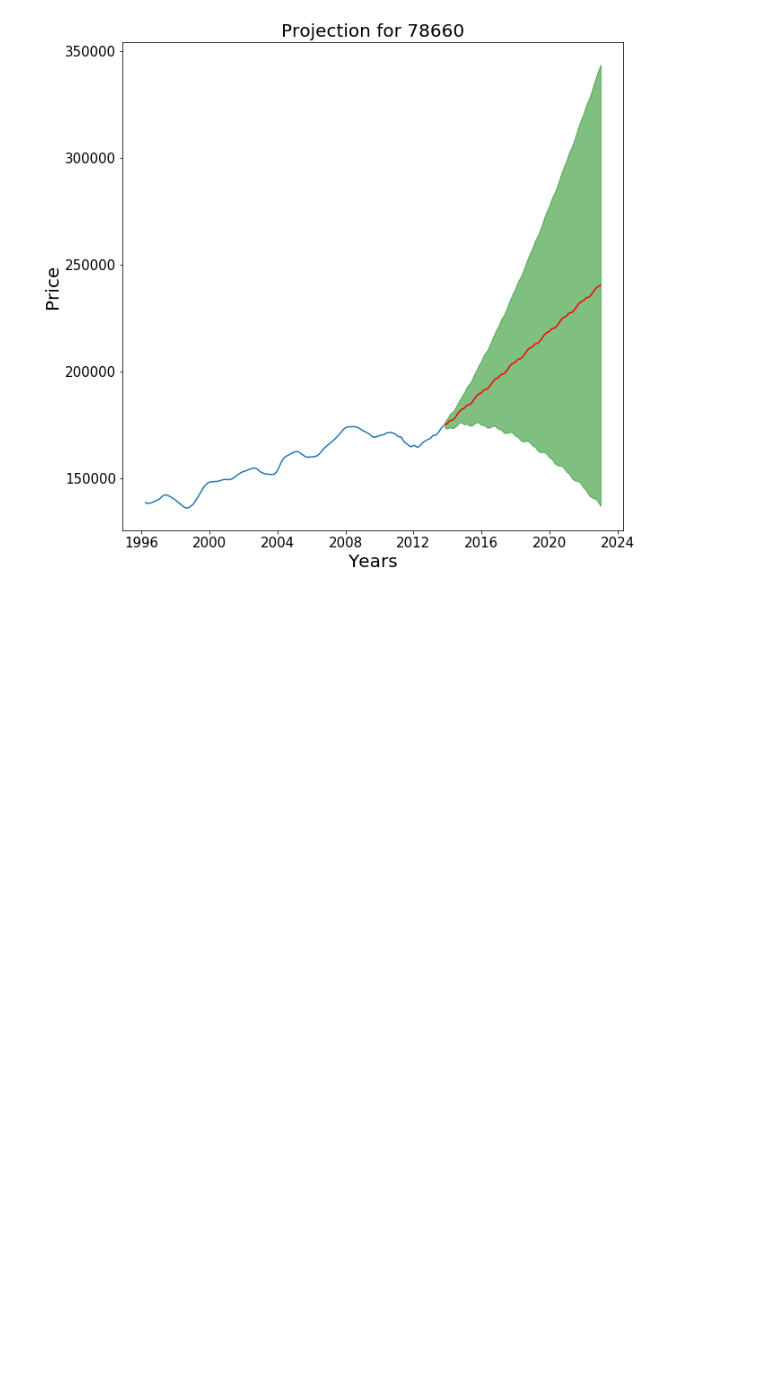
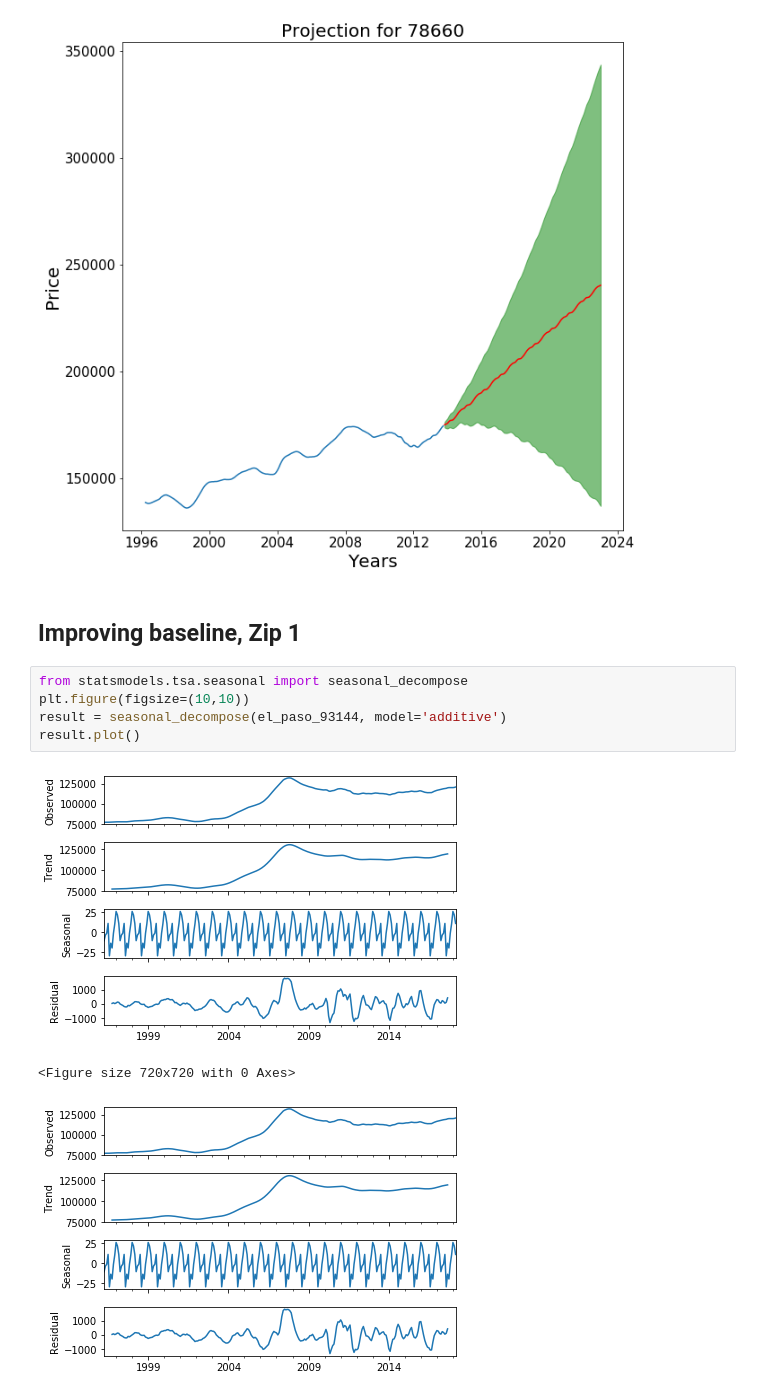
Before and after one commit to LeDorean/zillow_project_review, a Jupyter notebook: notebooks/Untitled.ipynb, the cells around one changed output. Cells and saved outputs as stored; diff of their text form; blank space fills up the shorter version.

Commit message:
model tuning started

```diff
--- a/notebooks/Untitled.ipynb
+++ b/notebooks/Untitled.ipynb
@@ -457,3 +457,14 @@ plt.fill_between(pred_conf.index,
 # %% [output]
 <matplotlib.collections.PolyCollection at 0x...>
 [figure]
+# %% [markdown]
+## Improving baseline, Zip 1
+# %%
+from statsmodels.tsa.seasonal import seasonal_decompose
+plt.figure(figsize=(10,10))
+result = seasonal_decompose(el_paso_93144, model='additive')
+result.plot()
+# %% [output]
+[figure, added]
+<Figure size 720x720 with 0 Axes>
+[figure, added]
```
Also changed, not shown: parts of 8 cells of this notebook.
